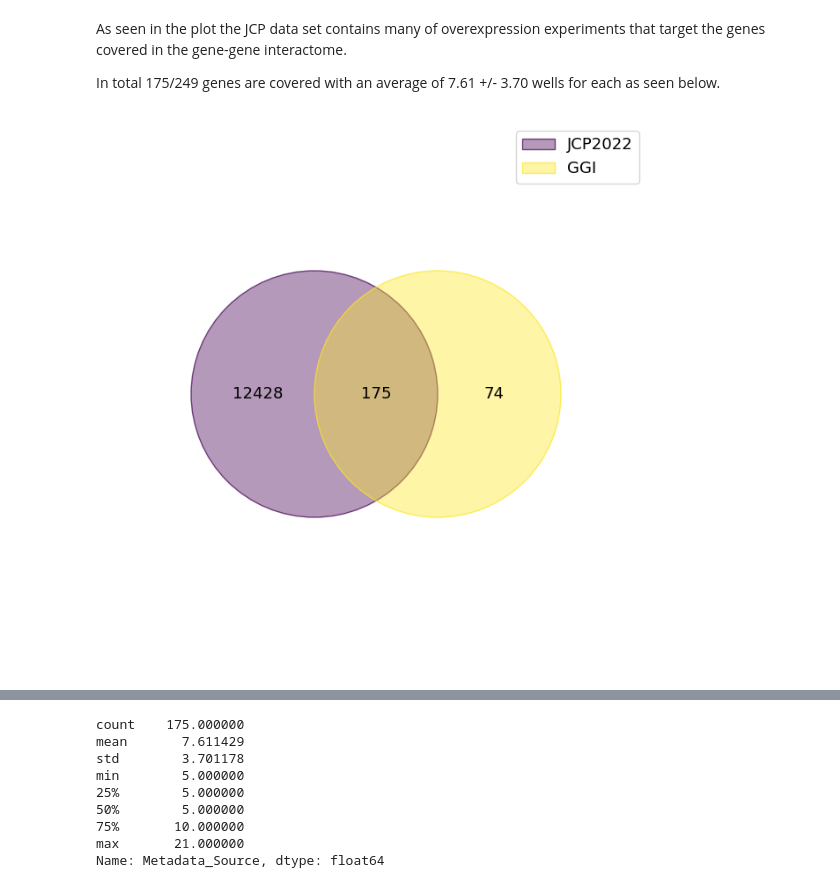
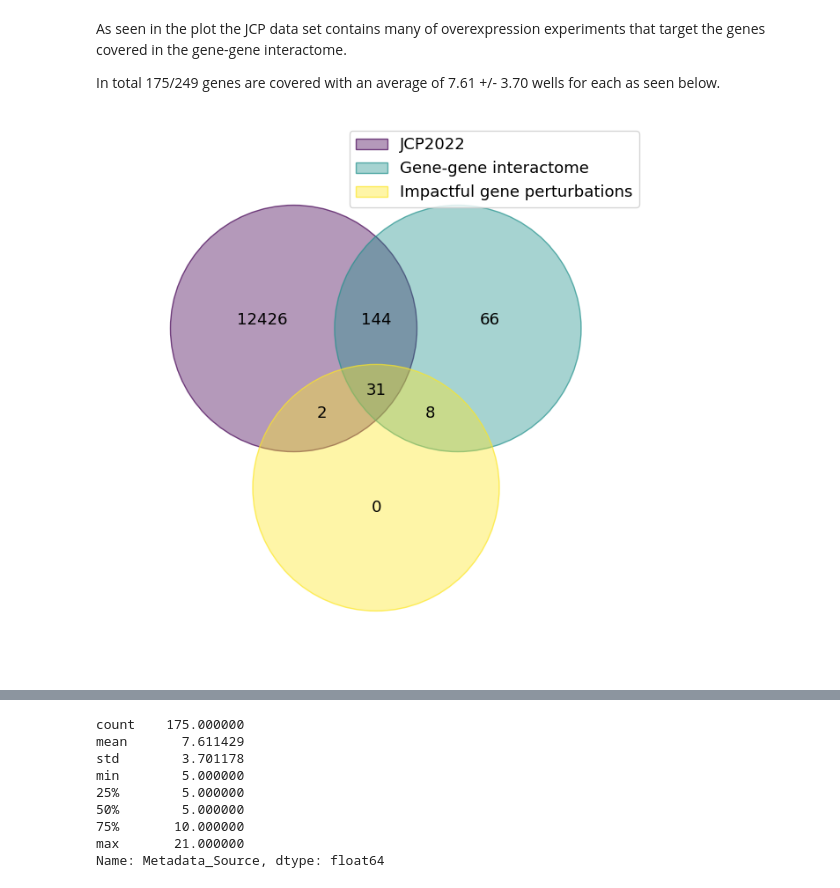
Before and after one commit to dpaysan/jump_datasets, a Jupyter notebook: data_exploration.ipynb, the cells around one changed output, grey strips where cells are left out. Cells and saved outputs as stored; diff of their text form; code cells hidden in the pictures.

Commit message:
update data analyses

```diff
--- a/data_exploration.ipynb
+++ b/data_exploration.ipynb
@@ -31,5 +45,11 @@ The nb_black extension is already loaded. To reload it, use:
 # %%
 gene_ia_embs = pd.read_csv("other_data/all_gene_embeddings_clusters.csv", index_col=0)
 gene_ia_set = set(gene_ia_embs.gene)
+specific_targets = set(
+    pd.read_csv(
+        "/home/paysan_d/PycharmProjects/image2reg/data/experiments/image_embeddings/specificity_target_emb_cv_strat/final_1024/fold_0/train_cmatrix.csv",
+        index_col=0,
+    ).index
+) - set(["EMPTY"])
 # %% [output]
 [interactive output not drawn]
@@ -84,10 +111,16 @@ As seen in the plot the JCP data set contains many of overexpression experiments
 In total 175/249 genes are covered with an average of 7.61 +/- 3.70 wells for each as seen below.
 # %%
 jcp_gene_list = set(all_orf_data.Metadata_Symbol)
-ax = venn({"JCP2022": jcp_gene_list, "GGI": gene_ia_set})
+ax = venn(
+    {
+        "JCP2022": jcp_gene_list,
+        "Gene-gene interactome": gene_ia_set,
+        "Impactful gene perturbations": specific_targets,
+    },
+)
 plt.show()
 # %% [output]
-[figure, old version]
+[figure, new version]
 [interactive output not drawn]
 # %%
 all_orf_data.loc[all_orf_data.Metadata_Symbol.isin(gene_ia_set)].groupby(
```
Also changed, not shown: parts of 48 cells of this notebook, 1 other file.
